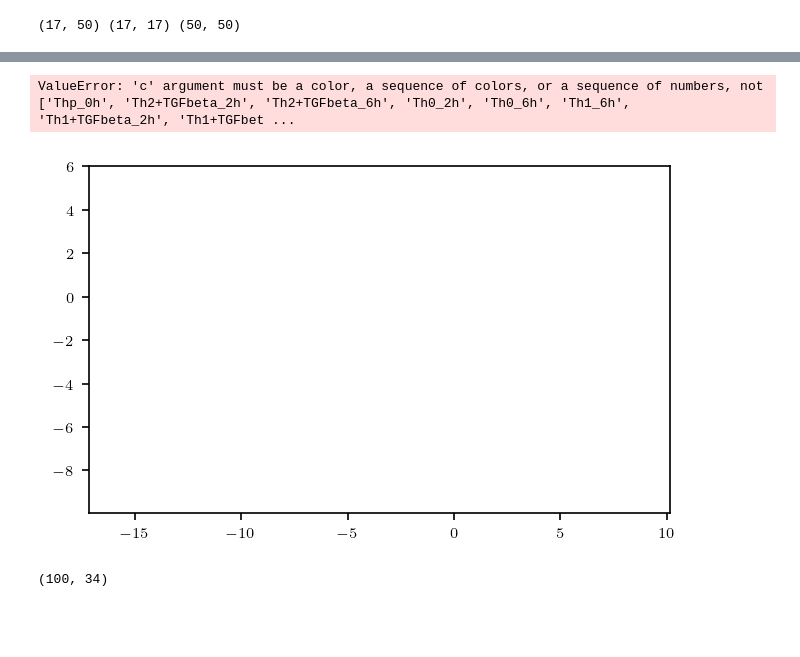
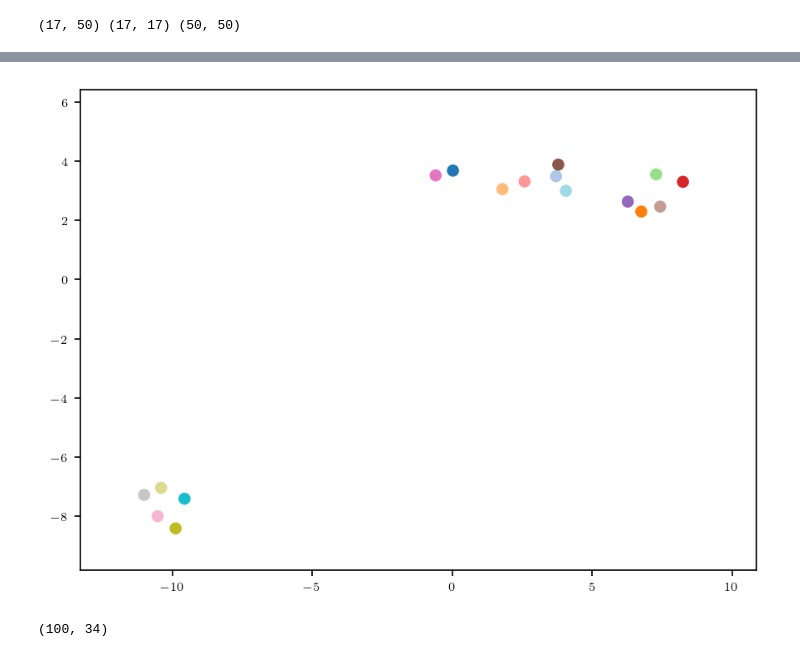
Before and after one commit to Integrative-Transcriptomics/tsne, a Jupyter notebook: diss/Thcells_experiment.ipynb, the cells around one changed output, grey strips where cells are left out. Cells and saved outputs as stored; diff of their text form; code cells hidden in the pictures; blank space fills up the shorter version.

```diff
--- a/diss/Thcells_experiment.ipynb
+++ b/diss/Thcells_experiment.ipynb
@@ -70,7 +74,9 @@ Iteration  750, KL divergence 0.0017, 50 iterations in 0.3584 sec
 # %%
 mean = pd.read_csv('datasets/Thcells/mean.txt')
 cov1 = pd.read_csv('datasets/Thcells/cov1.txt')
+N = np.array(cov1.values)
 cov2 = pd.read_csv('datasets/Thcells/cov2.txt')
+D = np.array(cov2.values)
 print(mean.shape, cov1.shape, cov2.shape)
 # %% [output]
 (17, 50) (17, 17) (50, 50)
@@ -201,3 +124,3 @@ Entered binary search function
 # %%
-cov_final = np.dot(np.dot(dy_dx, np.kron(cov2.values, cov1.values)), dy_dx.T)
-cov_final = cov_final+1e-3*np.eye(len(cov_final))
+cov_final = compute_cov(X_flat, Y_flat, X_unflattener, Y_unflattener, D, N, 5.33)
+cov_final = cov_final + 1e-3*np.eye(len(cov_final))
@@ -220,6 +133,6 @@ print(cov_final)
 # %%
-from utils import equipotential_standard_normal
+from utils import equipotential_standard_normal_within_one_std
 
-S = equipotential_standard_normal(2 * Y_star.shape[0], 20)
+S = equipotential_standard_normal_within_one_std(2 * Y_star.shape[0], 20)
 L, lower = jax.scipy.linalg.cho_factor(cov_final, lower=True)
 samples = np.transpose(np.transpose(np.dot(L, S))+Y_flat)
@@ -246,9 +139,8 @@ Array([[  7.020743 ,   4.865    ,   7.8052435,   2.237799 ,   5.9051776,
 # %%
 from animate_ifd import *
-animate(samples, [i for i in range(Y_star.shape[0])], 'datasets/Thcells/animation.gif')
+animate(samples, [i for i in range(Y_star.shape[0])], 'datasets/Thcells/animation.gif', cmap='tab20')
 # %% [output]
-ValueError: 'c' argument must be a color, a sequence of colors, or a sequence of numbers, not ['Thp_0h', 'Th2+TGFbeta_2h', 'Th2+TGFbeta_6h', 'Th0_2h', 'Th0_6h', 'Th1_6h', 'Th1+TGFbeta_2h', 'Th1+TGFbet ...
-[figure, old version]
+[figure, new version]
 # %%
 draw_and_plot_samples(Y_flat, Y_unflattener, cov_final, 100, 'tnse_distr.pdf')
 # %% [output]
```
Also changed, not shown: parts of 19 cells of this notebook, 14 other files.
